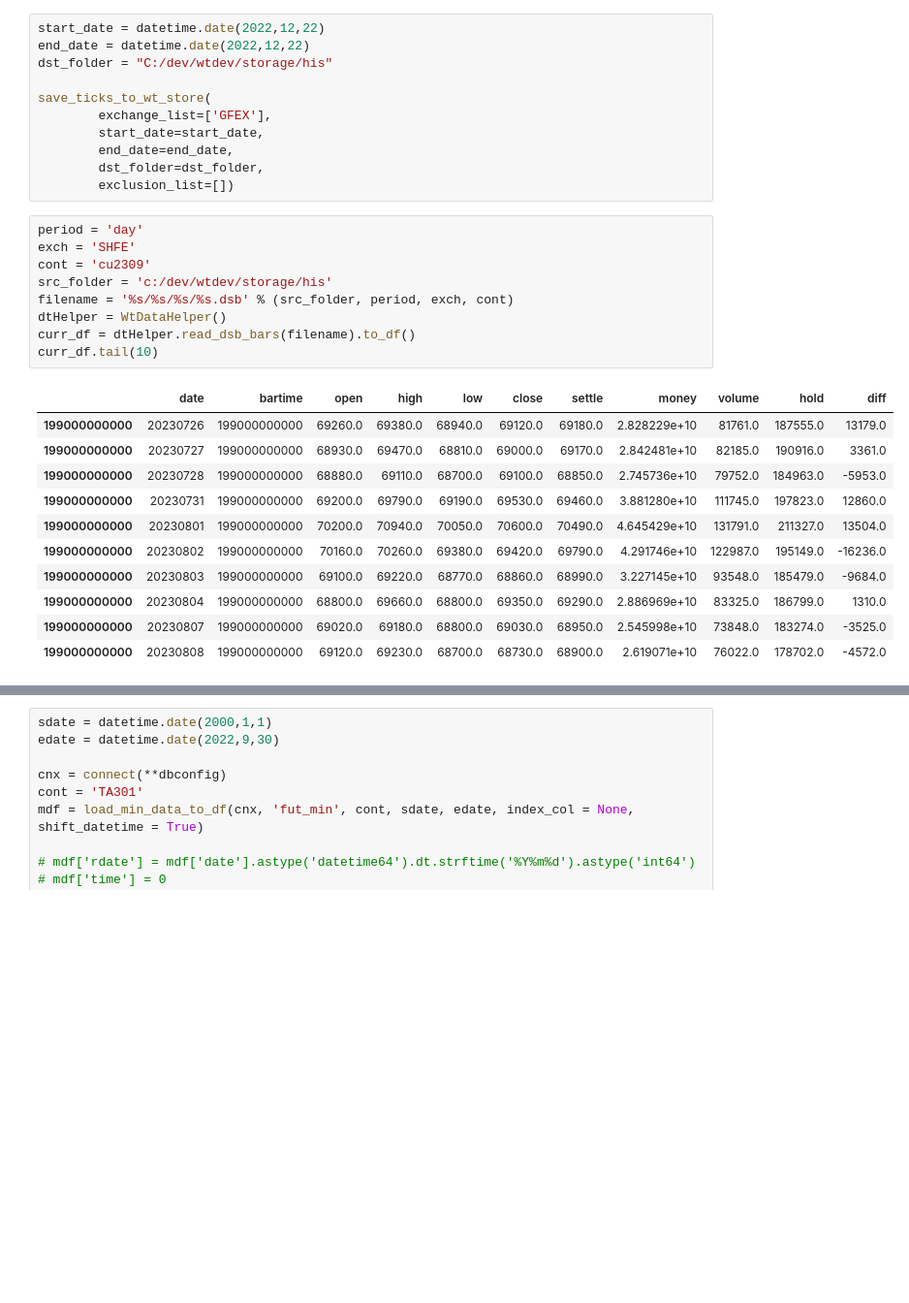
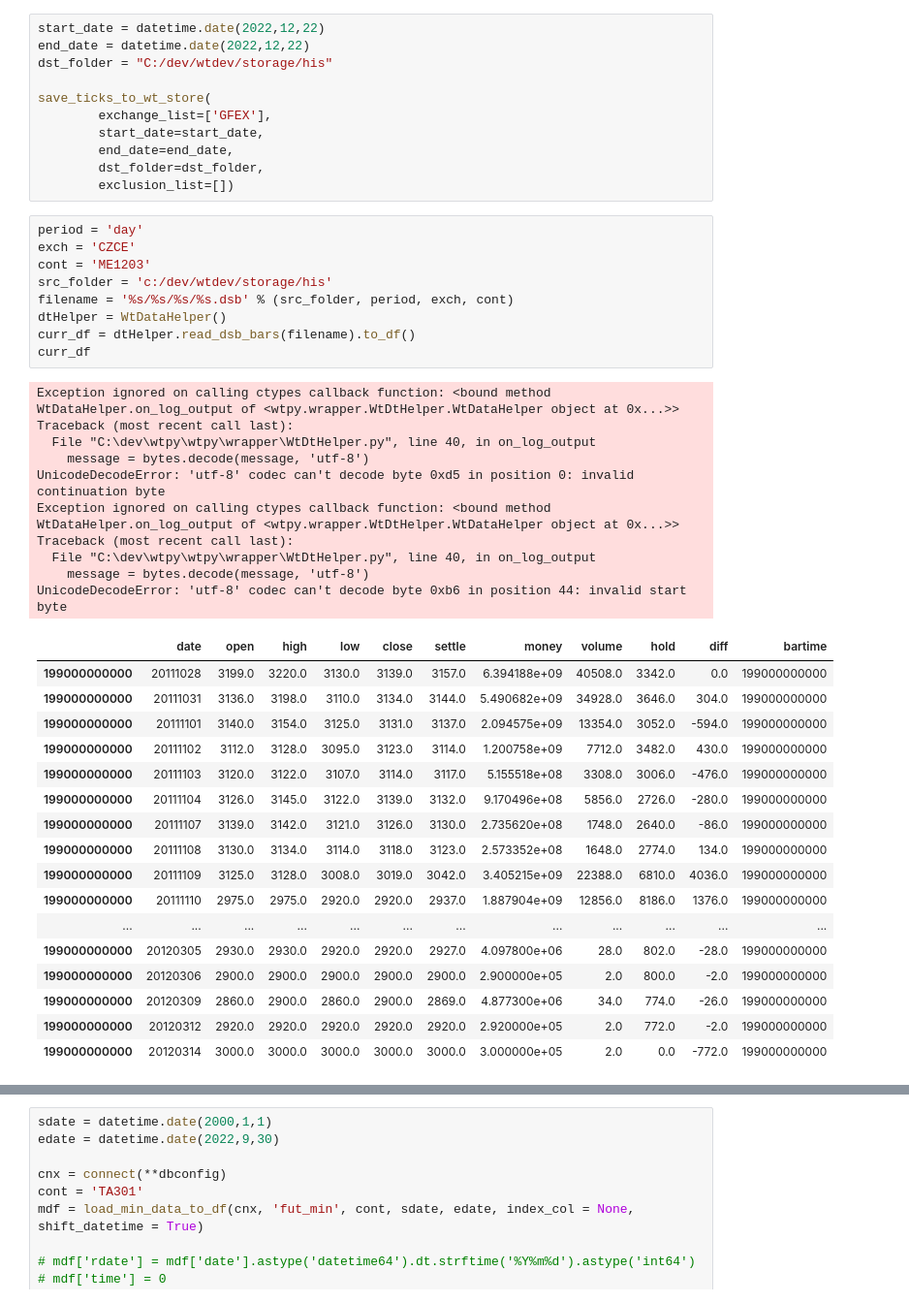
Before and after one commit to harvey1673/pyktrader3, a Jupyter notebook: bktest/data conversion to wtpy.ipynb, the cells around one changed output, grey strips where cells are left out. Shown: that part at 97% size. Saved outputs shown, nothing was run; the diff lists cells and outputs as text; blank space fills up the shorter version.

```diff
--- a/bktest/data conversion to wtpy.ipynb
+++ b/bktest/data conversion to wtpy.ipynb
@@ -115,22 +123,38 @@ save_ticks_to_wt_store(
         exclusion_list=[])
 # %%
 period = 'day'
-exch = 'SHFE'
-cont = 'cu2309'
+exch = 'CZCE'
+cont = 'ME1203'
 src_folder = 'c:/dev/wtdev/storage/his'
 filename = '%s/%s/%s/%s.dsb' % (src_folder, period, exch, cont)
 dtHelper = WtDataHelper()
 curr_df = dtHelper.read_dsb_bars(filename).to_df()
-curr_df.tail(10)
+curr_df
 # %% [output]
+Exception ignored on calling ctypes callback function: <bound method WtDataHelper.on_log_output of <wtpy.wrapper.WtDtHelper.WtDataHelper object at 0x...>>
+Traceback (most recent call last):
+  File "C:\dev\wtpy\wtpy\wrapper\WtDtHelper.py", line 40, in on_log_output
+    message = bytes.decode(message, 'utf-8')
+UnicodeDecodeError: 'utf-8' codec can't decode byte 0xd5 in position 0: invalid continuation byte
+Exception ignored on calling ctypes callback function: <bound method WtDataHelper.on_log_output of <wtpy.wrapper.WtDtHelper.WtDataHelper object at 0x...>>
+Traceback (most recent call last):
+  File "C:\dev\wtpy\wtpy\wrapper\WtDtHelper.py", line 40, in on_log_output
+    message = bytes.decode(message, 'utf-8')
+UnicodeDecodeError: 'utf-8' codec can't decode byte 0xb6 in position 44: invalid start byte
-|  | date | bartime | open | high | low | close | settle | money | volume | hold | diff |
-| 199000000000 | 20230726 | 199000000000 | 69260.0 | 69380.0 | 68940.0 | 69120.0 | 69180.0 | 2.828229e+10 | 81761.0 | 187555.0 | 13179.0 |
-| 199000000000 | 20230727 | 199000000000 | 68930.0 | 69470.0 | 68810.0 | 69000.0 | 69170.0 | 2.842481e+10 | 82185.0 | 190916.0 | 3361.0 |
-| 199000000000 | 20230728 | 199000000000 | 68880.0 | 69110.0 | 68700.0 | 69100.0 | 68850.0 | 2.745736e+10 | 79752.0 | 184963.0 | -5953.0 |
-| 199000000000 | 20230731 | 199000000000 | 69200.0 | 69790.0 | 69190.0 | 69530.0 | 69460.0 | 3.881280e+10 | 111745.0 | 197823.0 | 12860.0 |
-| 199000000000 | 20230801 | 199000000000 | 70200.0 | 70940.0 | 70050.0 | 70600.0 | 70490.0 | 4.645429e+10 | 131791.0 | 211327.0 | 13504.0 |
-| 199000000000 | 20230802 | 199000000000 | 70160.0 | 70260.0 | 69380.0 | 69420.0 | 69790.0 | 4.291746e+10 | 122987.0 | 195149.0 | -16236.0 |
-| 199000000000 | 20230803 | 199000000000 | 69100.0 | 69220.0 | 68770.0 | 68860.0 | 68990.0 | 3.227145e+10 | 93548.0 | 185479.0 | -9684.0 |
-| 199000000000 | 20230804 | 199000000000 | 68800.0 | 69660.0 | 68800.0 | 69350.0 | 69290.0 | 2.886969e+10 | 83325.0 | 186799.0 | 1310.0 |
-| 199000000000 | 20230807 | 199000000000 | 69020.0 | 69180.0 | 68800.0 | 69030.0 | 68950.0 | 2.545998e+10 | 73848.0 | 183274.0 | -3525.0 |
-| 199000000000 | 20230808 | 199000000000 | 69120.0 | 69230.0 | 68700.0 | 68730.0 | 68900.0 | 2.619071e+10 | 76022.0 | 178702.0 | -4572.0 |
+|  | date | open | high | low | close | settle | money | volume | hold | diff | bartime |
+| 199000000000 | 20111028 | 3199.0 | 3220.0 | 3130.0 | 3139.0 | 3157.0 | 6.394188e+09 | 40508.0 | 3342.0 | 0.0 | 199000000000 |
+| 199000000000 | 20111031 | 3136.0 | 3198.0 | 3110.0 | 3134.0 | 3144.0 | 5.490682e+09 | 34928.0 | 3646.0 | 304.0 | 199000000000 |
+| 199000000000 | 20111101 | 3140.0 | 3154.0 | 3125.0 | 3131.0 | 3137.0 | 2.094575e+09 | 13354.0 | 3052.0 | -594.0 | 199000000000 |
+| 199000000000 | 20111102 | 3112.0 | 3128.0 | 3095.0 | 3123.0 | 3114.0 | 1.200758e+09 | 7712.0 | 3482.0 | 430.0 | 199000000000 |
+| 199000000000 | 20111103 | 3120.0 | 3122.0 | 3107.0 | 3114.0 | 3117.0 | 5.155518e+08 | 3308.0 | 3006.0 | -476.0 | 199000000000 |
+| 199000000000 | 20111104 | 3126.0 | 3145.0 | 3122.0 | 3139.0 | 3132.0 | 9.170496e+08 | 5856.0 | 2726.0 | -280.0 | 199000000000 |
+| 199000000000 | 20111107 | 3139.0 | 3142.0 | 3121.0 | 3126.0 | 3130.0 | 2.735620e+08 | 1748.0 | 2640.0 | -86.0 | 199000000000 |
+| 199000000000 | 20111108 | 3130.0 | 3134.0 | 3114.0 | 3118.0 | 3123.0 | 2.573352e+08 | 1648.0 | 2774.0 | 134.0 | 199000000000 |
+| 199000000000 | 20111109 | 3125.0 | 3128.0 | 3008.0 | 3019.0 | 3042.0 | 3.405215e+09 | 22388.0 | 6810.0 | 4036.0 | 199000000000 |
+| 199000000000 | 20111110 | 2975.0 | 2975.0 | 2920.0 | 2920.0 | 2937.0 | 1.887904e+09 | 12856.0 | 8186.0 | 1376.0 | 199000000000 |
+| ... | ... | ... | ... | ... | ... | ... | ... | ... | ... | ... | ... |
+| 199000000000 | 20120305 | 2930.0 | 2930.0 | 2920.0 | 2920.0 | 2927.0 | 4.097800e+06 | 28.0 | 802.0 | -28.0 | 199000000000 |
+| 199000000000 | 20120306 | 2900.0 | 2900.0 | 2900.0 | 2900.0 | 2900.0 | 2.900000e+05 | 2.0 | 800.0 | -2.0 | 199000000000 |
+| 199000000000 | 20120309 | 2860.0 | 2900.0 | 2860.0 | 2900.0 | 2869.0 | 4.877300e+06 | 34.0 | 774.0 | -26.0 | 199000000000 |
+| 199000000000 | 20120312 | 2920.0 | 2920.0 | 2920.0 | 2920.0 | 2920.0 | 2.920000e+05 | 2.0 | 772.0 | -2.0 | 199000000000 |
+| 199000000000 | 20120314 | 3000.0 | 3000.0 | 3000.0 | 3000.0 | 3000.0 | 3.000000e+05 | 2.0 | 0.0 | -772.0 | 199000000000 |
```
Also changed, not shown: parts of 9 cells of this notebook, 7 other files.
